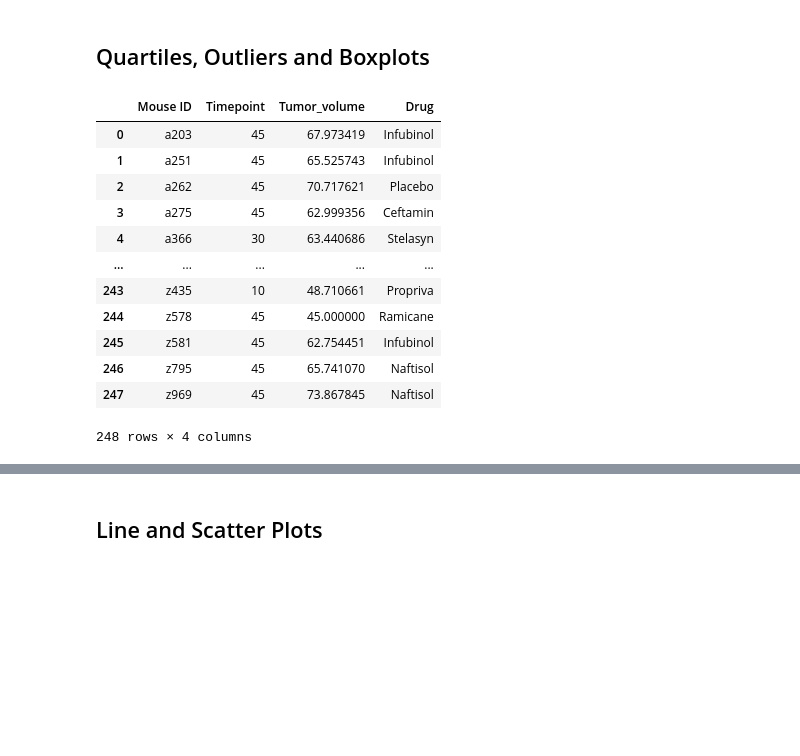
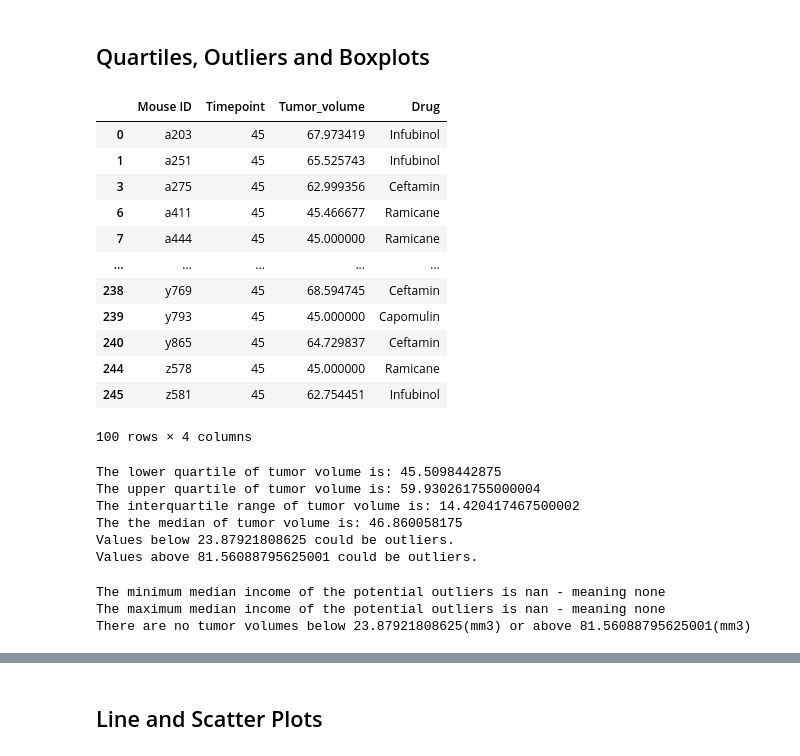
Before and after one commit to andersonmalloryk/Matplotlib-challenge, a Jupyter notebook: pymaceuticals_starter.ipynb, the cells around one changed output, grey strips where cells are left out. Drawn from its saved outputs; the diff is of its cells as text; code cells hidden in the pictures; blank space fills up the shorter version.

Commit message:
box plots don't look right, going back to fix the ordered_results dataframe

```diff
--- a/pymaceuticals_starter.ipynb
+++ b/pymaceuticals_starter.ipynb
@@ -216,30 +231,65 @@ plt.show()
 # %%
 # Calculate the final tumor volume of each mouse across four of the treatment regimens:
 # Capomulin, Ramicane, Infubinol, and Ceftamin
 
 # Start by getting the last (greatest) timepoint for each mouse
 ordered_results = clean_results.groupby("Mouse ID").max()
 
 # Merge this group df with the original dataframe to get the tumor volume at the last timepoint
 ordered_results = ordered_results.merge(mouse_metadata, on="Mouse ID")
-ordered_results = ordered_results[["Mouse ID", "Timepoint","Tumor_volume","Drug"]]
-ordered_results.set_index("Mouse ID")
+ordered_results = ordered_results[["Mouse ID", "Timepoint","Tumor_volume","Drug"]].loc[(ordered_results["Drug"] == "Capomulin")
+                                                                                       | (ordered_results["Drug"] == "Ramicane")
+                                                                                          | (ordered_results["Drug"] == "Infubinol")
+                                                                                            | (ordered_results["Drug"] == "Ceftamin")]
 ordered_results
-
-#remove the drugs by using a loc I think...
 # %% [output]
 |  | Mouse ID | Timepoint | Tumor_volume | Drug |
 | 0 | a203 | 45 | 67.973419 | Infubinol |
 | 1 | a251 | 45 | 65.525743 | Infubinol |
-| 2 | a262 | 45 | 70.717621 | Placebo |
 | 3 | a275 | 45 | 62.999356 | Ceftamin |
-| 4 | a366 | 30 | 63.440686 | Stelasyn |
+| 6 | a411 | 45 | 45.466677 | Ramicane |
+| 7 | a444 | 45 | 45.000000 | Ramicane |
 | ... | ... | ... | ... | ... |
-| 243 | z435 | 10 | 48.710661 | Propriva |
+| 238 | y769 | 45 | 68.594745 | Ceftamin |
+| 239 | y793 | 45 | 45.000000 | Capomulin |
+| 240 | y865 | 45 | 64.729837 | Ceftamin |
 | 244 | z578 | 45 | 45.000000 | Ramicane |
 | 245 | z581 | 45 | 62.754451 | Infubinol |
-| 246 | z795 | 45 | 65.741070 | Naftisol |
-| 247 | z969 | 45 | 73.867845 | Naftisol |
-248 rows × 4 columns
+100 rows × 4 columns
+# %%
+# Calculate the IQR and quantitatively determine if there are any potential outliers.
+quartiles = ordered_results['Tumor_volume'].quantile([.25,.5,.75])
+lowerq = quartiles[0.25]
+upperq = quartiles[0.75]
+iqr = upperq-lowerq
+
+print(f"The lower quartile of tumor volume is: {lowerq}")
+print(f"The upper quartile of tumor volume is: {upperq}")
+print(f"The interquartile range of tumor volume is: {iqr}")
+print(f"The the median of tumor volume is: {quartiles[0.5]} ")
+
+lower_bound = lowerq - (1.5*iqr)
+upper_bound = upperq + (1.5*iqr)
+
+print(f"Values below {lower_bound} could be outliers.")
+print(f"Values above {upper_bound} could be outliers.")
+# %% [output]
+The lower quartile of tumor volume is: 45.5098442875
+The upper quartile of tumor volume is: 59.930261755000004
+The interquartile range of tumor volume is: 14.420417467500002
+The the median of tumor volume is: 46.860058175
+Values below 23.87921808625 could be outliers.
+Values above 81.56088795625001 could be outliers.
+# %%
+outlier_occupancy = ordered_results.loc[(ordered_results['Tumor_volume'] < lower_bound) |
+                                        (ordered_results['Tumor_volume'] > upper_bound)]
+
+print(f"The minimum median income of the potential outliers is {outlier_occupancy['Tumor_volume'].min()} - meaning none")
+print(f"The maximum median income of the potential outliers is {outlier_occupancy['Tumor_volume'].max()} - meaning none")
+print(f"There are no tumor volumes below {lower_bound}(mm3) or above {upper_bound}(mm3)")
+# %% [output]
+The minimum median income of the potential outliers is nan - meaning none
+The maximum median income of the potential outliers is nan - meaning none
+There are no tumor volumes below 23.87921808625(mm3) or above 81.56088795625001(mm3)
 # %%
 # Put treatments into a list for for loop (and later for plot labels)
```
Also changed, not shown: parts of 6 cells of this notebook.
